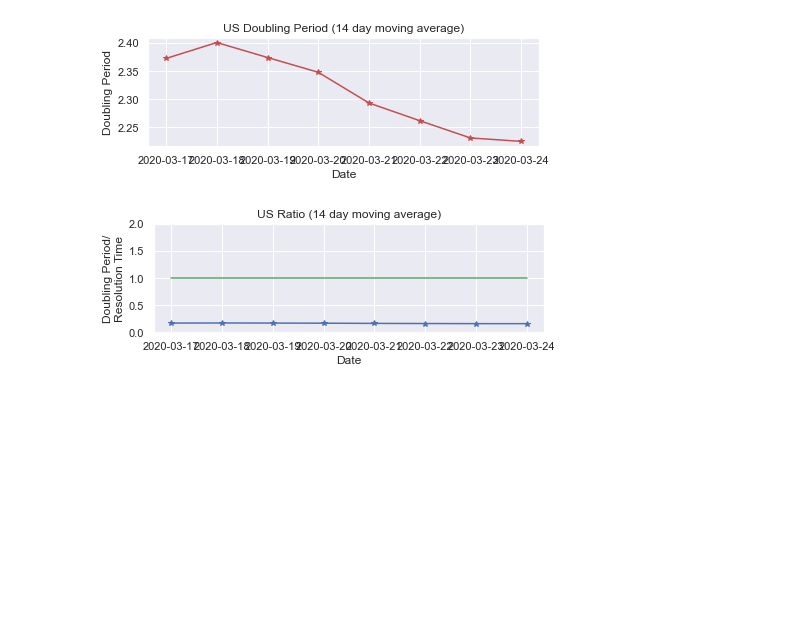
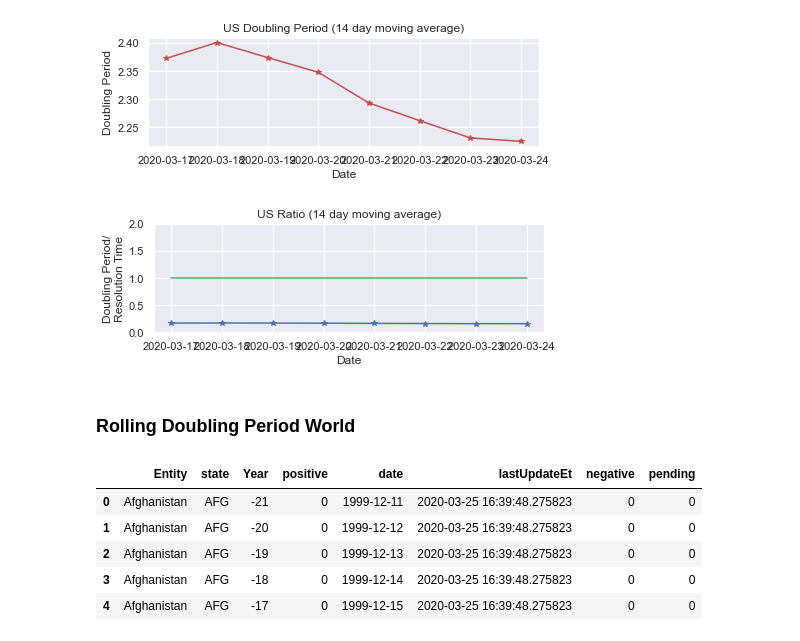
Before and after one commit to DrSkippy/2020covid19, a Jupyter notebook: comparisons.ipynb, the cells around one changed output. Cells and saved outputs as stored; diff of their text form; code cells hidden in the pictures; blank space fills up the shorter version.

```diff
--- a/comparisons.ipynb
+++ b/comparisons.ipynb
@@ -281,0 +300,12 @@ plt.show()
+# %% [markdown]
+### Rolling Doubling Period World
+# %%
+dfw, wsl = get_world_dataset_df_from_file()
+dfw.head()
+# %% [output]
+|  | Entity | state | Year | positive | date | lastUpdateEt | negative | pending |
+| 0 | Afghanistan | AFG | -21 | 0 | 1999-12-11 | 2020-03-25 16:39:48.275823 | 0 | 0 |
+| 1 | Afghanistan | AFG | -20 | 0 | 1999-12-12 | 2020-03-25 16:39:48.275823 | 0 | 0 |
+| 2 | Afghanistan | AFG | -19 | 0 | 1999-12-13 | 2020-03-25 16:39:48.275823 | 0 | 0 |
+| 3 | Afghanistan | AFG | -18 | 0 | 1999-12-14 | 2020-03-25 16:39:48.275823 | 0 | 0 |
+| 4 | Afghanistan | AFG | -17 | 0 | 1999-12-15 | 2020-03-25 16:39:48.275823 | 0 | 0 |
```
Also changed, not shown: parts of 15 cells of this notebook, 2 other files.
